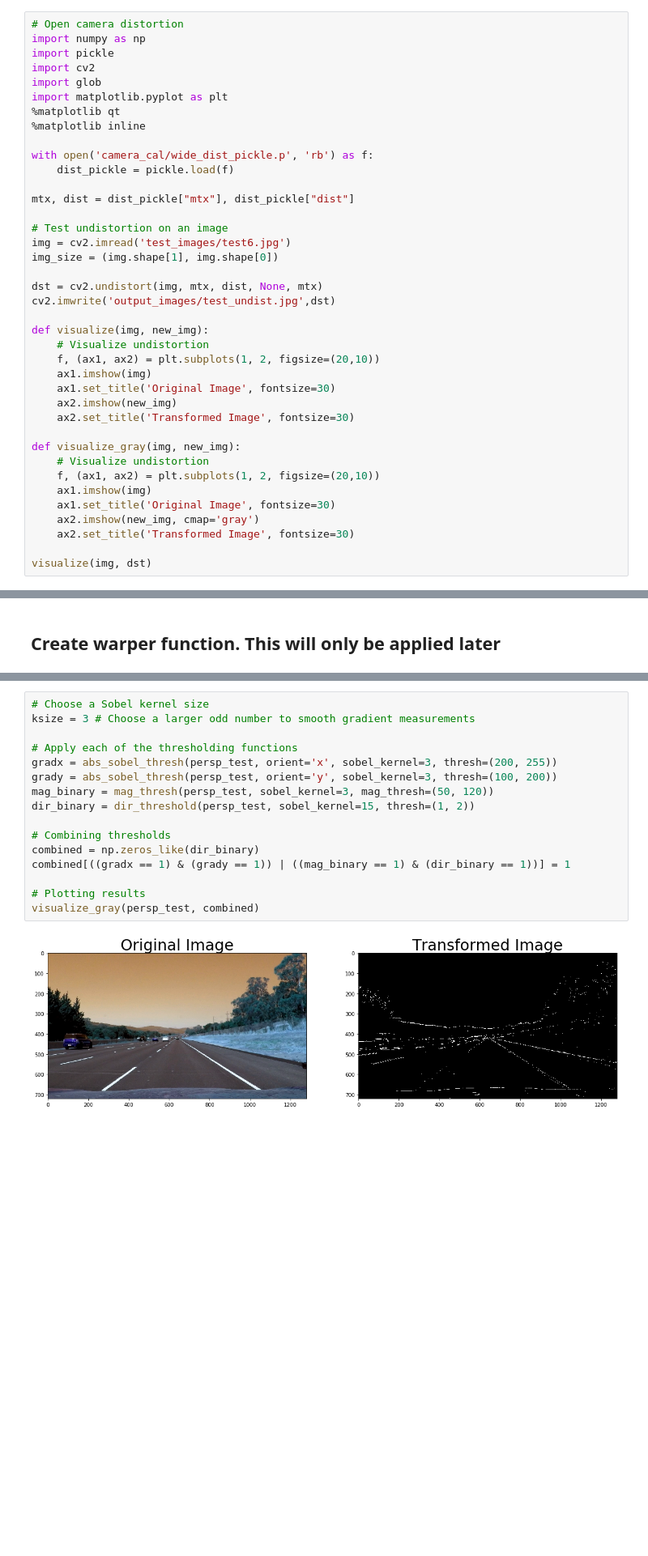
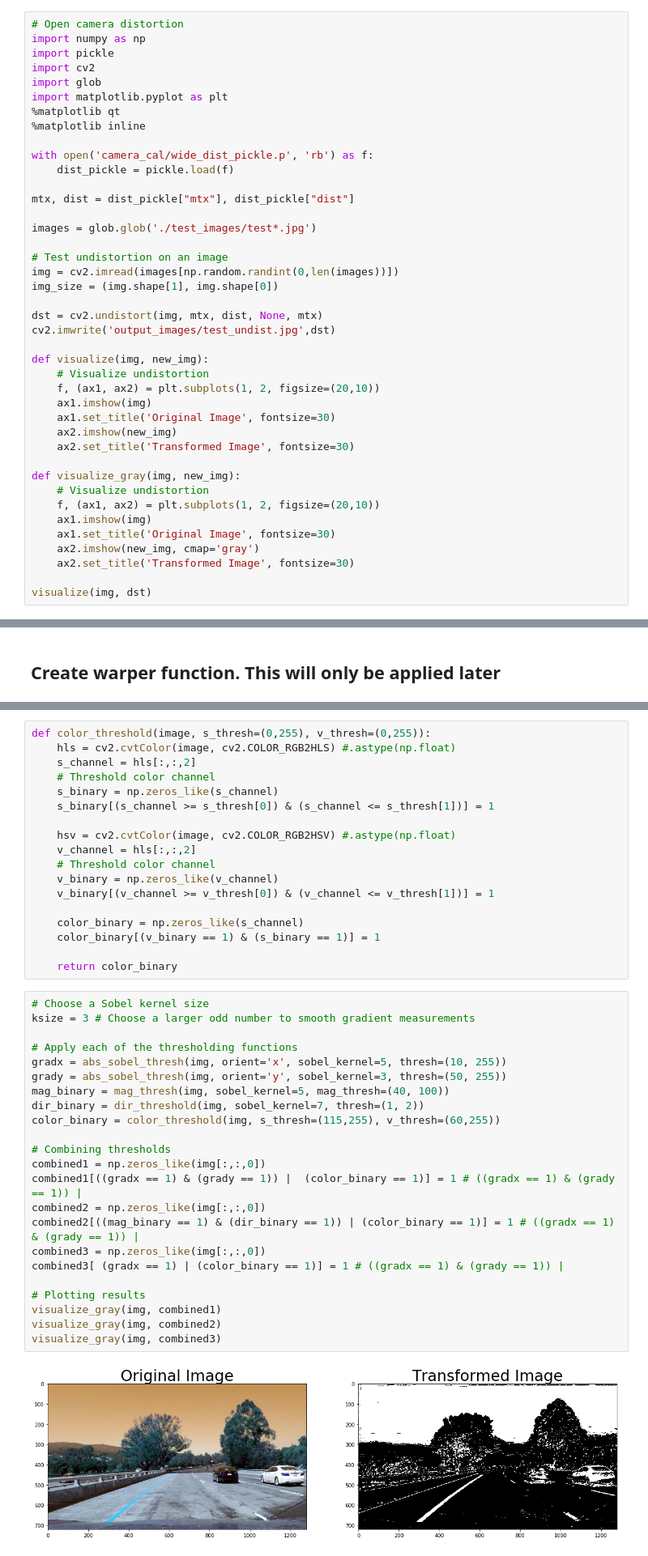
Before and after one commit to lealldiogo/CarND-Advanced-Lane-Lines, a Jupyter notebook: Project.ipynb, the cells around one changed output, grey strips where cells are left out. Shown at 81% size. Drawn from its saved outputs; the diff is of its cells as text; blank space fills up the shorter version.

```diff
--- a/Project.ipynb
+++ b/Project.ipynb
@@ -28,8 +28,10 @@ with open('camera_cal/wide_dist_pickle.p', 'rb') as f:
 
 mtx, dist = dist_pickle["mtx"], dist_pickle["dist"]
 
+images = glob.glob('./test_images/test*.jpg')
+
 # Test undistortion on an image
-img = cv2.imread('test_images/test6.jpg')
+img = cv2.imread(images[np.random.randint(0,len(images))])
 img_size = (img.shape[1], img.shape[0])
 
 dst = cv2.undistort(img, mtx, dist, None, mtx)
@@ -151,21 +156,46 @@ def dir_threshold(image, sobel_kernel=3, thresh=(0, np.pi/2)):
     dir_binary[(grad >= thresh[0]) & (grad <= thresh[1])] = 1
     # 6) Return this mask as your binary_output image
     return dir_binary
+# %%
+def color_threshold(image, s_thresh=(0,255), v_thresh=(0,255)):
+    hls = cv2.cvtColor(image, cv2.COLOR_RGB2HLS) #.astype(np.float)
+    s_channel = hls[:,:,2]
+    # Threshold color channel
+    s_binary = np.zeros_like(s_channel)
+    s_binary[(s_channel >= s_thresh[0]) & (s_channel <= s_thresh[1])] = 1
+
+    hsv = cv2.cvtColor(image, cv2.COLOR_RGB2HSV) #.astype(np.float)
+    v_channel = hls[:,:,2]
+    # Threshold color channel
+    v_binary = np.zeros_like(v_channel)
+    v_binary[(v_channel >= v_thresh[0]) & (v_channel <= v_thresh[1])] = 1
+
+    color_binary = np.zeros_like(s_channel)
+    color_binary[(v_binary == 1) & (s_binary == 1)] = 1
+
+    return color_binary
 # %%
 # Choose a Sobel kernel size
 ksize = 3 # Choose a larger odd number to smooth gradient measurements
 
 # Apply each of the thresholding functions
-gradx = abs_sobel_thresh(persp_test, orient='x', sobel_kernel=3, thresh=(200, 255))
-grady = abs_sobel_thresh(persp_test, orient='y', sobel_kernel=3, thresh=(100, 200))
-mag_binary = mag_thresh(persp_test, sobel_kernel=3, mag_thresh=(50, 120))
-dir_binary = dir_threshold(persp_test, sobel_kernel=15, thresh=(1, 2))
+gradx = abs_sobel_thresh(img, orient='x', sobel_kernel=5, thresh=(10, 255))
+grady = abs_sobel_thresh(img, orient='y', sobel_kernel=3, thresh=(50, 255))
+mag_binary = mag_thresh(img, sobel_kernel=5, mag_thresh=(40, 100))
+dir_binary = dir_threshold(img, sobel_kernel=7, thresh=(1, 2))
+color_binary = color_threshold(img, s_thresh=(115,255), v_thresh=(60,255))
 
 # Combining thresholds
-combined = np.zeros_like(dir_binary)
-combined[((gradx == 1) & (grady == 1)) | ((mag_binary == 1) & (dir_binary == 1))] = 1
+combined1 = np.zeros_like(img[:,:,0])
+combined1[((gradx == 1) & (grady == 1)) |  (color_binary == 1)] = 1 # ((gradx == 1) & (grady == 1)) |
+combined2 = np.zeros_like(img[:,:,0])
+combined2[((mag_binary == 1) & (dir_binary == 1)) | (color_binary == 1)] = 1 # ((gradx == 1) & (grady == 1)) |
+combined3 = np.zeros_like(img[:,:,0])
+combined3[ (gradx == 1) | (color_binary == 1)] = 1 # ((gradx == 1) & (grady == 1)) |
 
 # Plotting results
-visualize_gray(persp_test, combined)
+visualize_gray(img, combined1)
+visualize_gray(img, combined2)
+visualize_gray(img, combined3)
 # %% [output]
-[figure, old version]
+[figure, new version]
```
Also changed, not shown: parts of 24 cells of this notebook, 8 other files.
